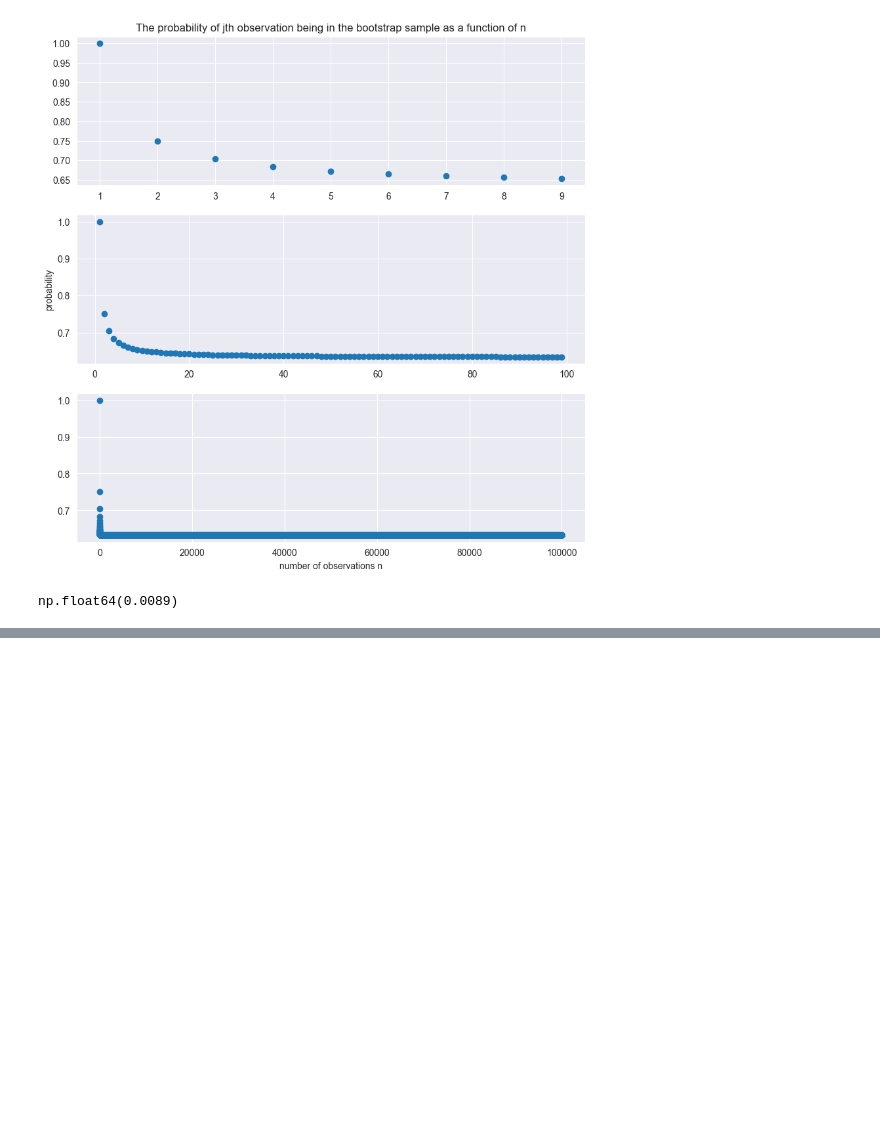
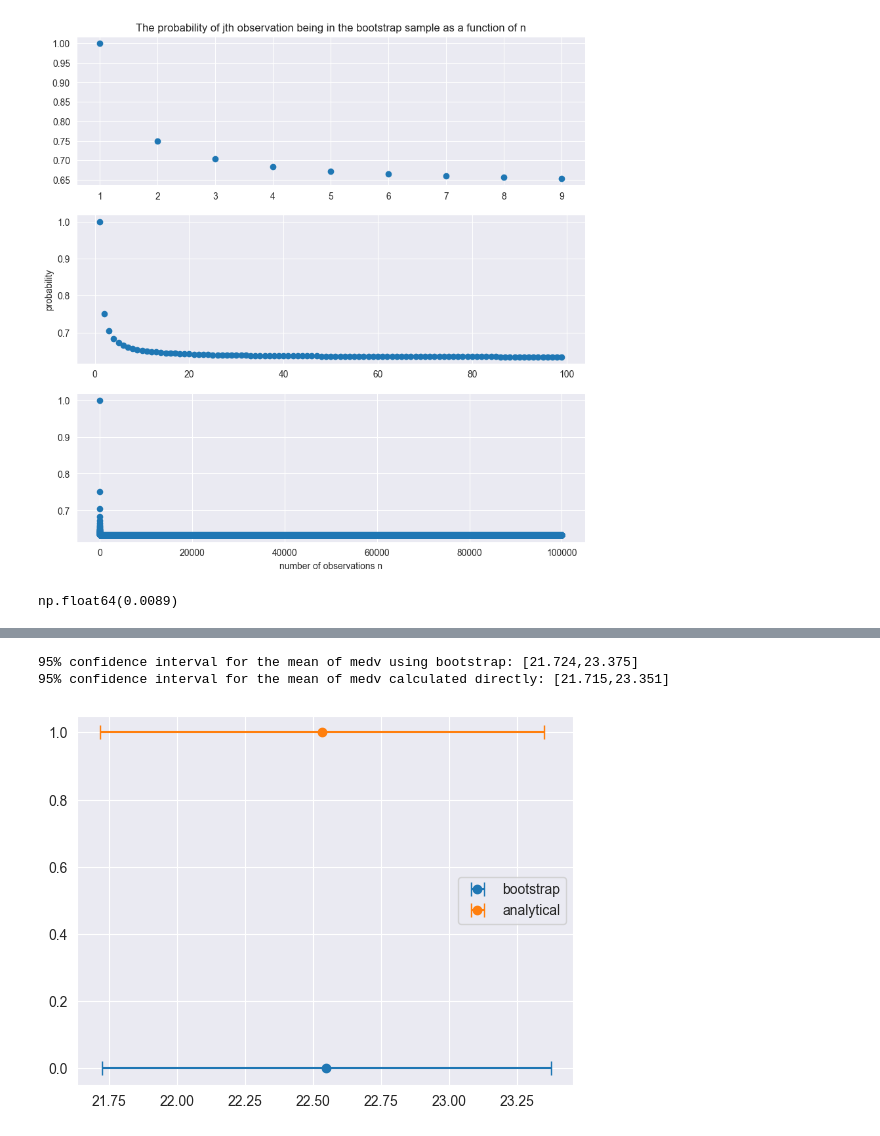
Before and after one commit to nhitran-00/ISL, a Jupyter notebook: chapter_5.ipynb, the cells around one changed output, grey strips where cells are left out. Saved outputs shown, nothing was run; the diff lists cells and outputs as text; code cells hidden in the pictures; blank space fills up the shorter version.

```diff
--- a/chapter_5.ipynb
+++ b/chapter_5.ipynb
@@ -93,0 +491,8 @@ The procedure is as follows:
+# %%
+## 9.a - 9b
+data_9 = load_data('Boston')
+
+muy_medv = data_9.loc[:, 'medv'].mean()
+se_medv = data_9.loc[:, 'medv'].std() / np.sqrt(data_9.loc[:, 'medv'].shape[0])
+print('the estimated population mean of medv: {:.3f}'.format(muy_medv))
+print('the estimated standard error of the estimated population mean of medv: {:.3f}'.format(se_medv))
@@ -93,0 +513,29 @@ The procedure is as follows:
+# %%
+## 9.c
+def boot_mean_se(data, n=None, B=1000, seed=0, func=np.mean, **kwargs):
+    """
+    :param data: pd.Series
+    :param n: int bootstrap sample size
+    :param B: int number of bootstrap samples
+    :param seed: int seed for random number generator
+    :param func: function that takes the sample as input and returns a value (e.g. mean, median, percentile, etc.)
+    :param kwargs: keyword arguments to pass to func
+    :return: tuple(float, float) average of the mean, standard error of the estimated mean
+    """
+    rng = np.random.default_rng(seed)
+    n = n or data.shape[0]
+    means = np.empty(B)
+    for i in range(B):
+        idx = rng.choice(data.index,
+                         n,
+                         replace=True)
+        sample = data.iloc[idx]
+        means[i] = func(sample, **kwargs)
+    mean_bar = np.mean(means)
+    se_m = np.sqrt(np.sum(np.square(means - mean_bar)) / (B-1))
+    return mean_bar, se_m
+
+mean_bar, se_mean = boot_mean_se(data_9['medv'], seed=0)
+
+print('the average of the estimated population mean of medv using bootstrap: {:.3f}'.format(mean_bar))
+print('the estimated standard error of the estimated population mean of medv using bootstrap: {:.3f}'.format(se_mean))
@@ -93,0 +551,12 @@ The procedure is as follows:
+# %%
+## 9.d
+print('95% confidence interval for the mean of medv using bootstrap: [{:.3f},{:.3f}]'.format(mean_bar - 2*se_mean, mean_bar + 2*se_mean))
+print('95% confidence interval for the mean of medv calculated directly: [{:.3f},{:.3f}]'.format(muy_medv - 2*se_medv, muy_medv + 2*se_medv))
+
+plt.errorbar(mean_bar, 0, xerr=2*se_mean, fmt='o', capsize=5, label='bootstrap')
+plt.errorbar(muy_medv, 1, xerr=2*se_medv, fmt='o', capsize=5, label='analytical')
+plt.legend();
+# %% [output]
+95% confidence interval for the mean of medv using bootstrap: [21.724,23.375]
+95% confidence interval for the mean of medv calculated directly: [21.715,23.351]
+[figure, added]
```
Also changed, not shown: parts of 34 cells of this notebook.
